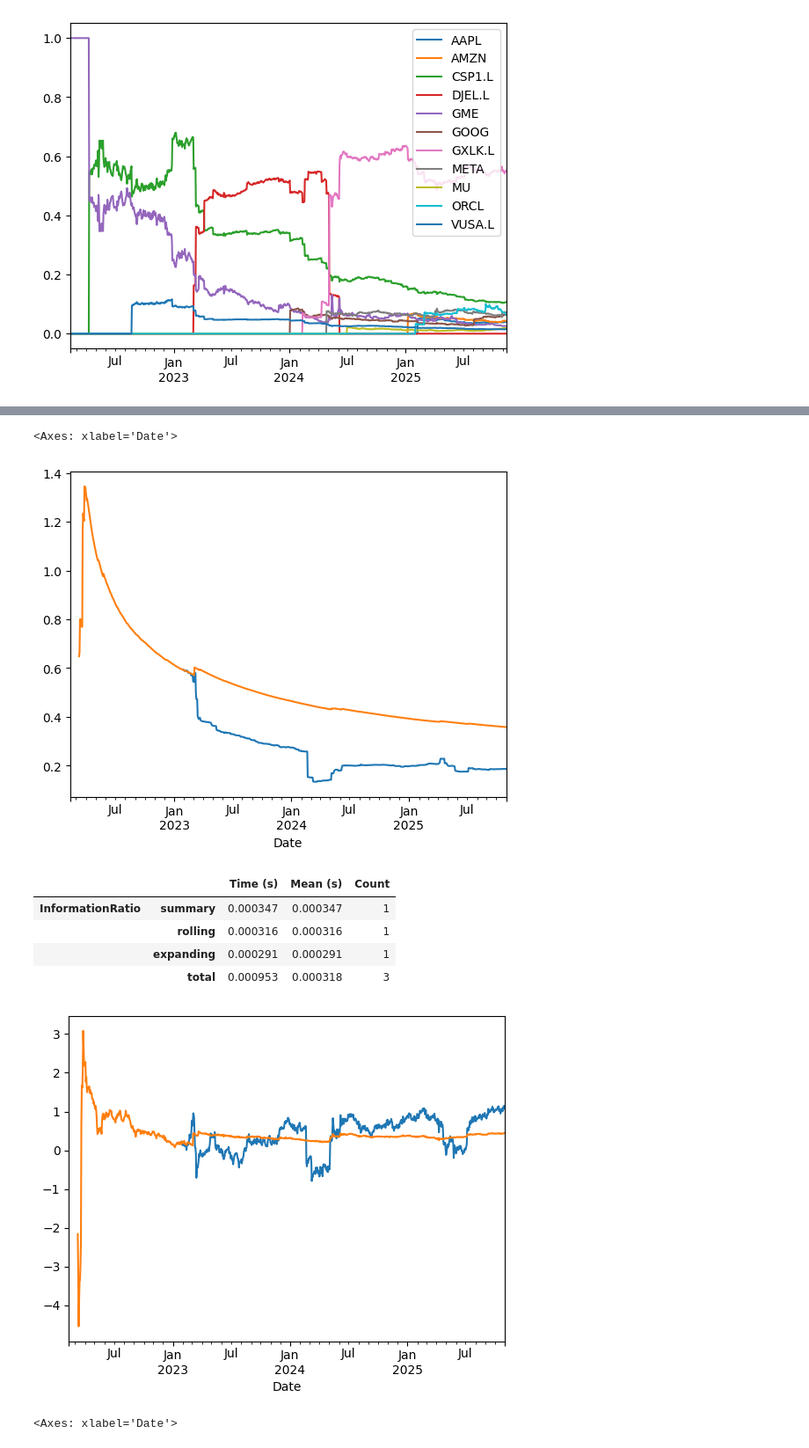
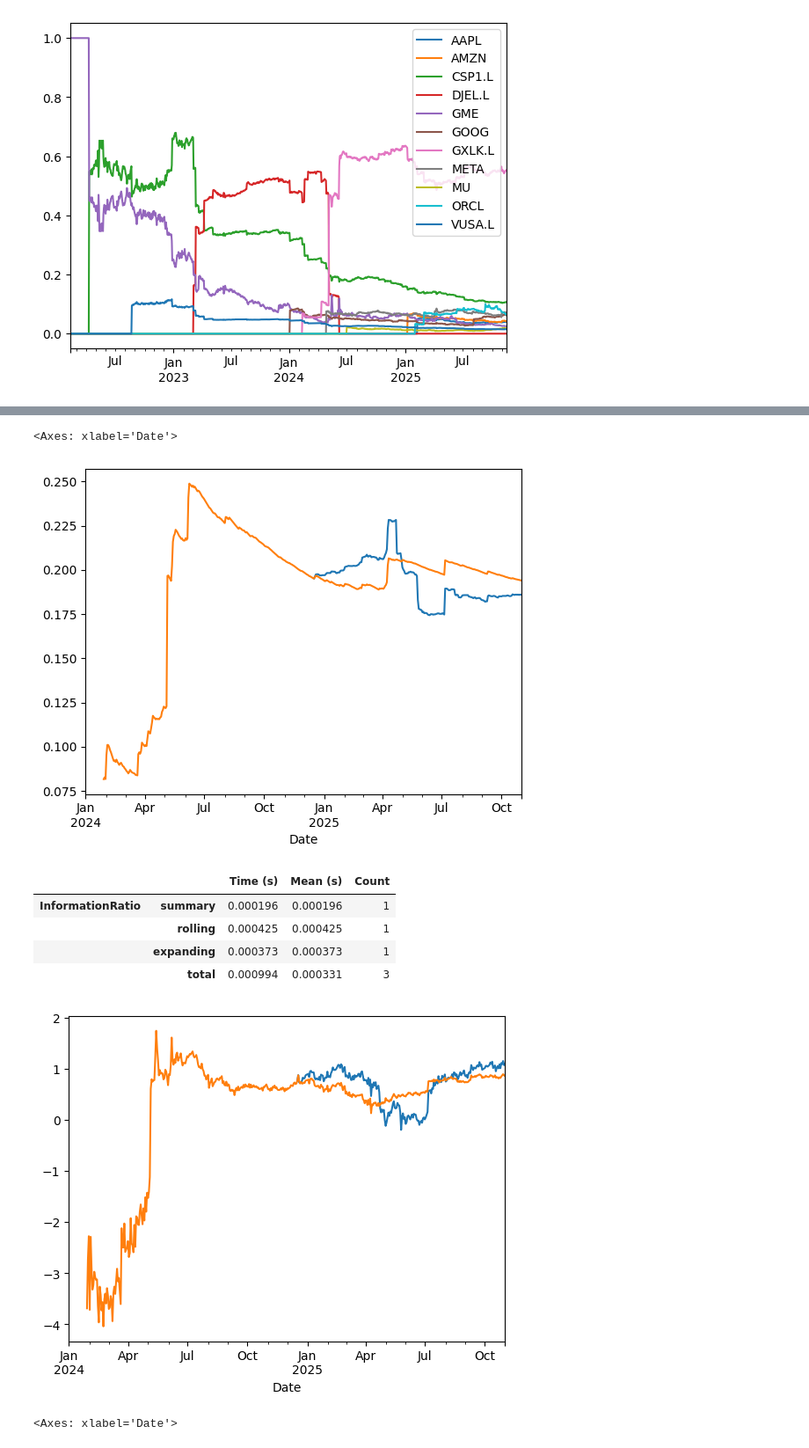
Before and after one commit to abirchLBG/Portfolio, a Jupyter notebook: poc.ipynb, the cells around one changed output, grey strips where cells are left out. Shown at 88% size. Cells and saved outputs as stored; diff of their text form; code cells hidden in the pictures.

```diff
--- a/poc.ipynb
+++ b/poc.ipynb
@@ -268,29 +232,29 @@ max_dd.expanding().plot()
 # %%
 from src.assessments.tracking_error import TrackingError
 
-tracking_error = TrackingError(config=config)
+tracking_error = TrackingError(config=config_active)
 # tracking_error.summary()
 tracking_error.rolling().plot()
 tracking_error.expanding().plot()
 # tracking_error.results
 # %% [output]
 <Axes: xlabel='Date'>
-[figure, old version]
+[figure, new version]
 # %%
 from src.assessments.information_ratio import InformationRatio
 
-information_ratio = InformationRatio(config=config)
+information_ratio = InformationRatio(config=config_active)
 information_ratio.summary()
 information_ratio.rolling().plot()
 information_ratio.expanding().plot()
 information_ratio.timer.df
 # %% [output]
 |  |  | Time (s) | Mean (s) | Count |
-| InformationRatio | summary | 0.000347 | 0.000347 | 1 |
-|  | rolling | 0.000316 | 0.000316 | 1 |
-|  | expanding | 0.000291 | 0.000291 | 1 |
-|  | total | 0.000953 | 0.000318 | 3 |
+| InformationRatio | summary | 0.000196 | 0.000196 | 1 |
+|  | rolling | 0.000425 | 0.000425 | 1 |
+|  | expanding | 0.000373 | 0.000373 | 1 |
+|  | total | 0.000994 | 0.000331 | 3 |
-[figure, old version]
+[figure, new version]
 # %%
 from src.assessments.calmar_ratio import CalmarRatio
 
```
Also changed, not shown: parts of 20 cells of this notebook, 27 other files.
